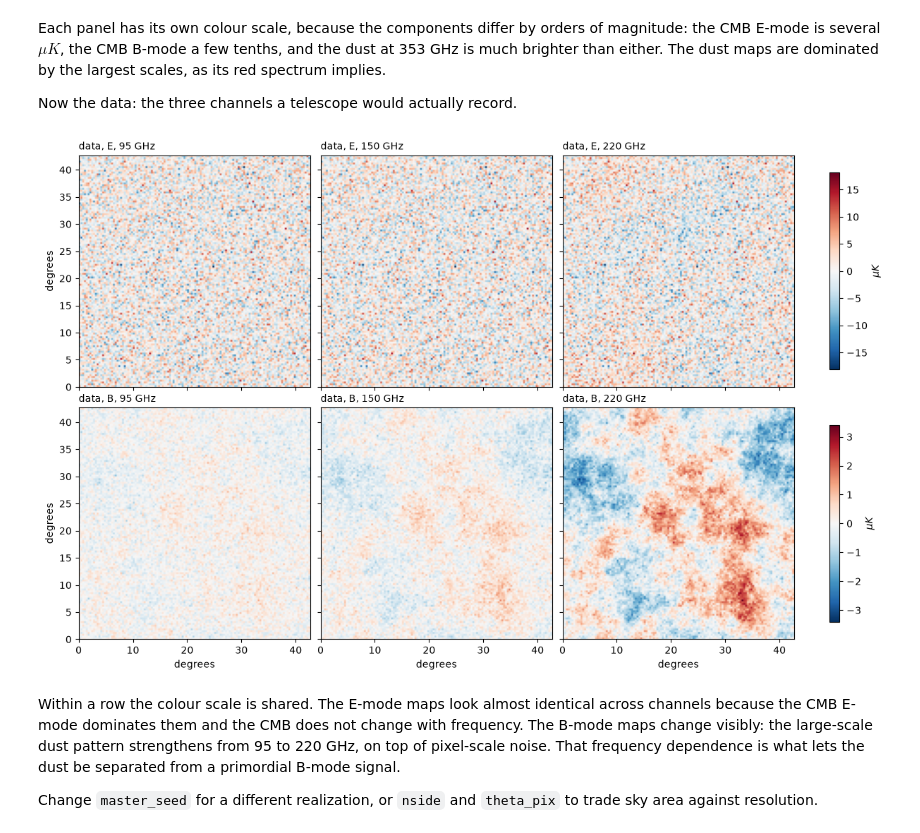
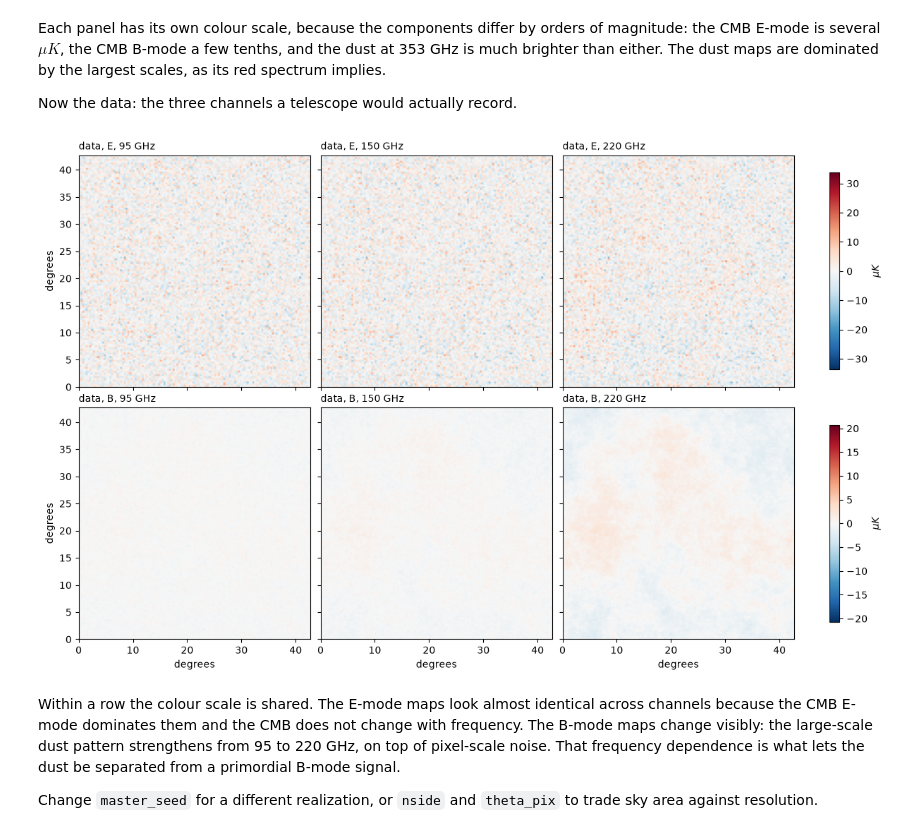
Before and after one commit to zaneblood1/CMBScattering.py, a Jupyter notebook: docs/data_generation.ipynb, the cells around one changed output. Drawn from its saved outputs; the diff is of its cells as text; code cells hidden in the pictures.

```diff
--- a/docs/data_generation.ipynb
+++ b/docs/data_generation.ipynb
@@ -86,9 +86,10 @@ master_seed = 67
 
 sim = simulate_data(nside, theta_pix, master_seed, r,
                     dust_amplitude_ee, dust_knee_ee, dust_amplitude_bb, dust_knee_bb,
-                    frequency_exponent, uk_arcmin = uk_arcmin)
+                    frequency_exponent, uk_arcmin = uk_arcmin,
+                    frequencies = (95.0, 150.0, 220.0, 353.0))
 
-frequencies = np.asarray(jnp.concatenate(sim["frequencies"], jnp.array([DUST_REFERENCE_FREQUENCY_GHZ])))
+frequencies = np.asarray(sim["frequencies"])
 frequency_scaling = np.asarray(sim["frequency_scaling"])
 for frequency, scaling in zip(frequencies, frequency_scaling):
     print(f"{frequency:5.0f} GHz: dust amplitude a = {scaling:.4f} of its 353 GHz value")
@@ -137,6 +130,8 @@ ax.loglog(ells, bb_dl(sim["tensor_covariance"]) * r, color = SERIES[0], lw = 2,
           label = f"tensor, r = {r}")
 ax.loglog(ells, bb_dl(sim["scalar_covariance"]), color = SERIES[1], lw = 2, label = "lensing")
 for channel, (frequency, scaling) in enumerate(zip(frequencies, frequency_scaling)):
+    if channel == len(frequencies)-1:
+        continue
     ax.loglog(ells, bb_dl(sim["dust_covariance"]) * scaling**2, color = SERIES[2 + channel],
               lw = 2, ls = "--", label = f"dust, {frequency:.0f} GHz")
 ax.loglog(ells, bb_dl(sim["noise_covariance"], channel = 0), color = SERIES[5], lw = 2,
@@ -144,8 +139,12 @@ ax.loglog(ells, bb_dl(sim["noise_covariance"], channel = 0), color = SERIES[5],
 
 #the lowest multipole the fine-pixel patch would have reached
 _, ell_min_fine, _ = patch_multipoles(nside, theta_pix_fine)
+_, ell_min_coarse, _ = patch_multipoles(nside, theta_pix)
 ax.axvline(ell_min_fine, color = MUTED, lw = 1)
-ax.text(ell_min_fine * 1.05, 0.97, f"lowest ell with {theta_pix_fine}' pixels", color = INK,
+ax.text(ell_min_fine * 1.05, 0.97, f"min ell for {theta_pix_fine}' pixels", color = INK,
+        fontsize = 9, va = "top", transform = ax.get_xaxis_transform())
+ax.axvline(ell_min_coarse, color = MUTED, lw = 1)
+ax.text(ell_min_coarse * 1.05, 0.97, f"min ell for {theta_pix}' pixels", color = INK,
         fontsize = 9, va = "top", transform = ax.get_xaxis_transform())
 
 ax.set_xlabel(r"multipole $\ell$")
@@ -182,14 +181,16 @@ def show_map(ax, values, limit, title):
     return image
 
 components = (("CMB", sim["cmb_field"]), ("dust at 353 GHz", sim["dust_field"]))
-fig, axes = plt.subplots(2, 2, figsize = (9, 8), sharex = True, sharey = True,
-                         constrained_layout = True)
+fig, axes = plt.subplots(2, 2, figsize = (9, 8), sharex = True, sharey = True, constrained_layout = True)
 for row, (name, field) in enumerate(components):
     for column, (mode, matrix) in enumerate((("E", field.polar_matrix_1),
                                              ("B", field.polar_matrix_2))):
         values = to_map(matrix)
         image = show_map(axes[row, column], values, np.abs(values).max(), f"{name}, {mode}")
-        fig.colorbar(image, ax = axes[row, column], shrink = 0.85, label = r"$\mu K$")
+        label = ""
+        if column == 1:
+            label = r"$\mu K$"
+        fig.colorbar(image, ax = axes[row, column], shrink = 0.85, label = label)
 for ax in axes[-1]:
     ax.set_xlabel("degrees")
 for ax in axes[:, 0]:
@@ -204,22 +205,23 @@ Now the data: the three channels a telescope would actually record.
 # %%
 data_maps = {"E": to_map(sim["data"].polar_matrix_1), "B": to_map(sim["data"].polar_matrix_2)}
 
-fig, axes = plt.subplots(2, 3, figsize = (12, 7.5), sharex = True, sharey = True,
-                         constrained_layout = True)
+fig, axes = plt.subplots(2, 3, figsize = (12, 7.5), sharex = True, sharey = True, constrained_layout = True)
 for row, (mode, maps) in enumerate(data_maps.items()):
     #one colour scale per row so the channels can be compared directly
     limit = np.abs(maps).max()
     for channel, frequency in enumerate(frequencies):
+        if channel > 2:
+            continue
         image = show_map(axes[row, channel], maps[channel], limit,
                          f"data, {mode}, {frequency:.0f} GHz")
     fig.colorbar(image, ax = axes[row], shrink = 0.85, label = r"$\mu K$")
 for ax in axes[-1]:
     ax.set_xlabel("degrees")
 for ax in axes[:, 0]:
     ax.set_ylabel("degrees")
 plt.show()
 # %% [output]
-[figure, old version]
+[figure, new version]
 # %% [markdown]
 Within a row the colour scale is shared. The E-mode maps look almost identical across channels because the CMB E-mode dominates them and the CMB does not change with frequency. The B-mode maps change visibly: the large-scale dust pattern strengthens from 95 to 220 GHz, on top of pixel-scale noise. That frequency dependence is what lets the dust be separated from a primordial B-mode signal.
 
```
Also changed, not shown: parts of 6 cells of this notebook.
